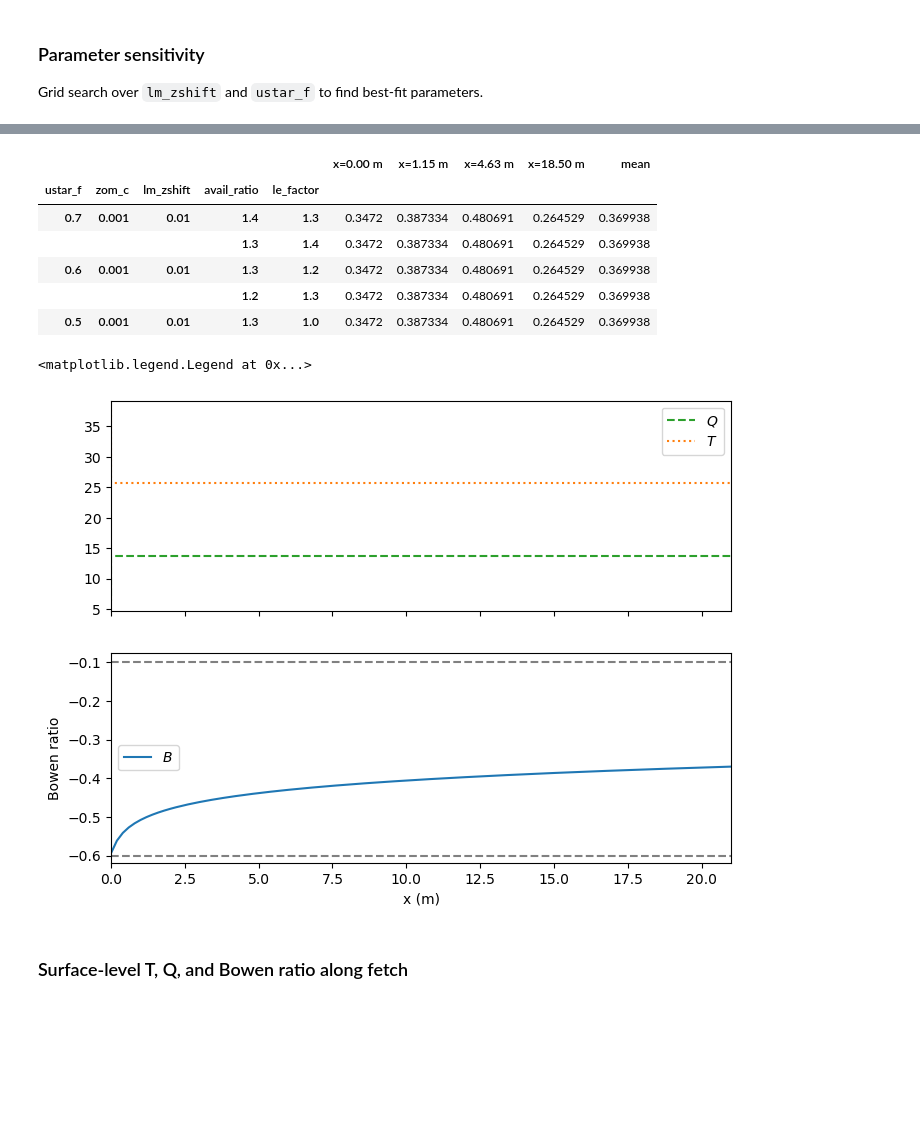
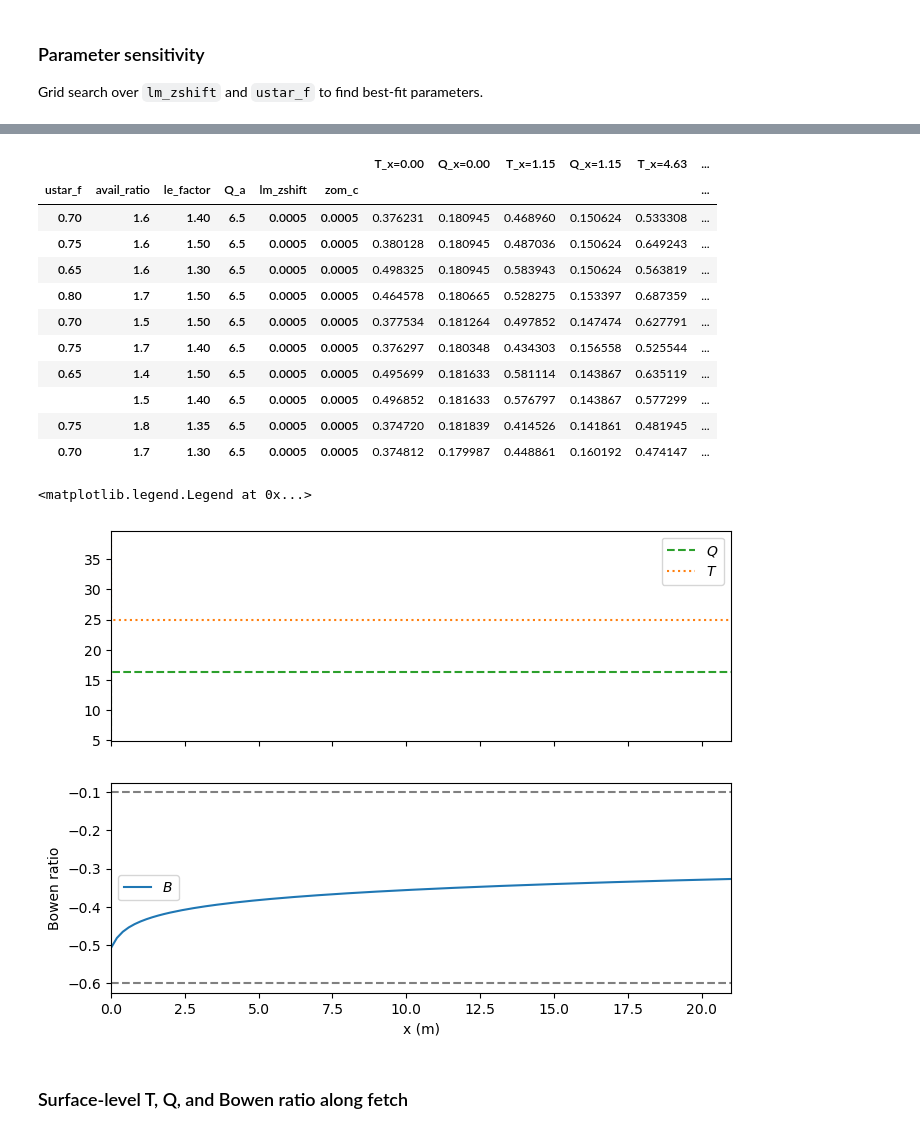
Before and after one commit to octavia-crompton/suttons-problem, a Jupyter notebook: notebooks/Advection - general.ipynb, the cells around one changed output, grey strips where cells are left out. Drawn from its saved outputs; the diff is of its cells as text; code cells hidden in the pictures; blank space fills up the shorter version.

```diff
--- a/notebooks/Advection - general.ipynb
+++ b/notebooks/Advection - general.ipynb
@@ -1076,6 +368,6 @@ class AdvectionParams:
 # %%
-level = 1
-ustar_f = 0.8
+level = 1  # initial solver level; redefined as _level in downstream cells
+ustar_f = 0.75
 shear_ratio = 1
 ustar_c = ustar_f*np.sqrt(shear_ratio)
 
@@ -1084,13 +376,13 @@ p = AdvectionParams(ustar_f = ustar_f,
                     lm_option = 'kz',
                     lm_zshift = 0.0005,
                     zom_c = 0.0005,
-                    avail_ratio =  1.4,
+                    avail_ratio =  1.8,
                     Hmax = 2,
-                    le_factor = 1.4,
+                    le_factor = 1.35,
                     dz = 0.005,
                     dx = 0.2,
-                    Q_a = 6.3,
-                    Q_f = 6.3,
+                    Q_a = 6.5,
+                    Q_f = 6.5,
                     tie_Qa_to_Qf=True,
           )
 
@@ -2297,13 +1548,18 @@ df_T_grid.sort_values('mean').query("mean < 0.9").head()
 # %%
-df_Q_grid.sort_values('x=18.50 m').query("mean < 0.5").head()
+df_fine.sort_values('Q_mean').head(10)
 # %% [output]
-|  |  |  |  |  | x=0.00 m | x=1.15 m | x=4.63 m | x=18.50 m | mean |
-| ustar_f | zom_c | lm_zshift | avail_ratio | le_factor |  |  |  |  |  |
-| 0.7 | 0.001 | 0.01 | 1.4 | 1.3 | 0.3472 | 0.387334 | 0.480691 | 0.264529 | 0.369938 |
-|  |  |  | 1.3 | 1.4 | 0.3472 | 0.387334 | 0.480691 | 0.264529 | 0.369938 |
-| 0.6 | 0.001 | 0.01 | 1.3 | 1.2 | 0.3472 | 0.387334 | 0.480691 | 0.264529 | 0.369938 |
-|  |  |  | 1.2 | 1.3 | 0.3472 | 0.387334 | 0.480691 | 0.264529 | 0.369938 |
-| 0.5 | 0.001 | 0.01 | 1.3 | 1.0 | 0.3472 | 0.387334 | 0.480691 | 0.264529 | 0.369938 |
+|  |  |  |  |  |  | T_x=0.00 | Q_x=0.00 | T_x=1.15 | Q_x=1.15 | T_x=4.63 | ... |
+| ustar_f | avail_ratio | le_factor | Q_a | lm_zshift | zom_c |  |  |  |  |  | ... |
+| 0.70 | 1.6 | 1.40 | 6.5 | 0.0005 | 0.0005 | 0.376231 | 0.180945 | 0.468960 | 0.150624 | 0.533308 | ... |
+| 0.75 | 1.6 | 1.50 | 6.5 | 0.0005 | 0.0005 | 0.380128 | 0.180945 | 0.487036 | 0.150624 | 0.649243 | ... |
+| 0.65 | 1.6 | 1.30 | 6.5 | 0.0005 | 0.0005 | 0.498325 | 0.180945 | 0.583943 | 0.150624 | 0.563819 | ... |
+| 0.80 | 1.7 | 1.50 | 6.5 | 0.0005 | 0.0005 | 0.464578 | 0.180665 | 0.528275 | 0.153397 | 0.687359 | ... |
+| 0.70 | 1.5 | 1.50 | 6.5 | 0.0005 | 0.0005 | 0.377534 | 0.181264 | 0.497852 | 0.147474 | 0.627791 | ... |
+| 0.75 | 1.7 | 1.40 | 6.5 | 0.0005 | 0.0005 | 0.376297 | 0.180348 | 0.434303 | 0.156558 | 0.525544 | ... |
+| 0.65 | 1.4 | 1.50 | 6.5 | 0.0005 | 0.0005 | 0.495699 | 0.181633 | 0.581114 | 0.143867 | 0.635119 | ... |
+|  | 1.5 | 1.40 | 6.5 | 0.0005 | 0.0005 | 0.496852 | 0.181633 | 0.576797 | 0.143867 | 0.577299 | ... |
+| 0.75 | 1.8 | 1.35 | 6.5 | 0.0005 | 0.0005 | 0.374720 | 0.181839 | 0.414526 | 0.141861 | 0.481945 | ... |
+| 0.70 | 1.7 | 1.30 | 6.5 | 0.0005 | 0.0005 | 0.374812 | 0.179987 | 0.448861 | 0.160192 | 0.474147 | ... |
 # %%
 
 # zmin = zom + d
@@ -2314,34 +1570,34 @@ df_Q_grid.sort_values('x=18.50 m').query("mean < 0.5").head()
 # %%
 fig, axes = plt.subplots( 2, 1, figsize = (8, 6 ), sharex = True)
 ax = axes[0]
 xx =  np.concatenate([-np.flip(x),x])
 # FluxTotal_ = np.concatenate([FluxTotal_upwind, FluxTotal[:, level]])
 
-level = 0
-Q = np.concatenate([ Q_up[level]*np.ones_like(x), Q_uniform[:, level]])
-T = np.concatenate([ T_up[level]*np.ones_like(x), T_uniform[:, level]])
+_level = 0  # surface-level diagnostics
+Q = np.concatenate([ Q_up[_level]*np.ones_like(x), Q_uniform[:, _level]])
+T = np.concatenate([ T_up[_level]*np.ones_like(x), T_uniform[:, _level]])
 
 ax.plot(xx[1:], (Q[1:]),  ls = '--', c =  'C2',  label = "$Q$")
 ax.plot(xx[1:], (T[1:]),  ls = ':', c =  'C1',  label = "$T$")
 ax.set_xlim(0, 21)
 
 # ax.set_yscale('log')
 ax.legend()
 
 ax = axes[1]
 x = p.x
 
-ax.plot(x, (H_uniform_Wm2[:, level])/LE_uniform_Wm2[:, level], label = "$B$")
+ax.plot(x, (H_uniform_Wm2[:, _level])/LE_uniform_Wm2[:, _level], label = "$B$")
 plt.xlabel("x (m)")
 plt.ylabel("Bowen ratio")
 ax.axhline(-0.1, ls = '--', c = 'grey')
 ax.axhline(-0.6, ls = '--', c = 'grey')
 
 plt.legend()
 # Sensible heat flux needs to move to 0 faster than LE moves to LE_c?
 # %% [output]
 <matplotlib.legend.Legend at 0x...>
-[figure, old version]
+[figure, new version]
 # %% [markdown]
 ### Surface-level T, Q, and Bowen ratio along fetch
 # %%
```
Also changed, not shown: parts of 32 cells of this notebook, 11 other files.
